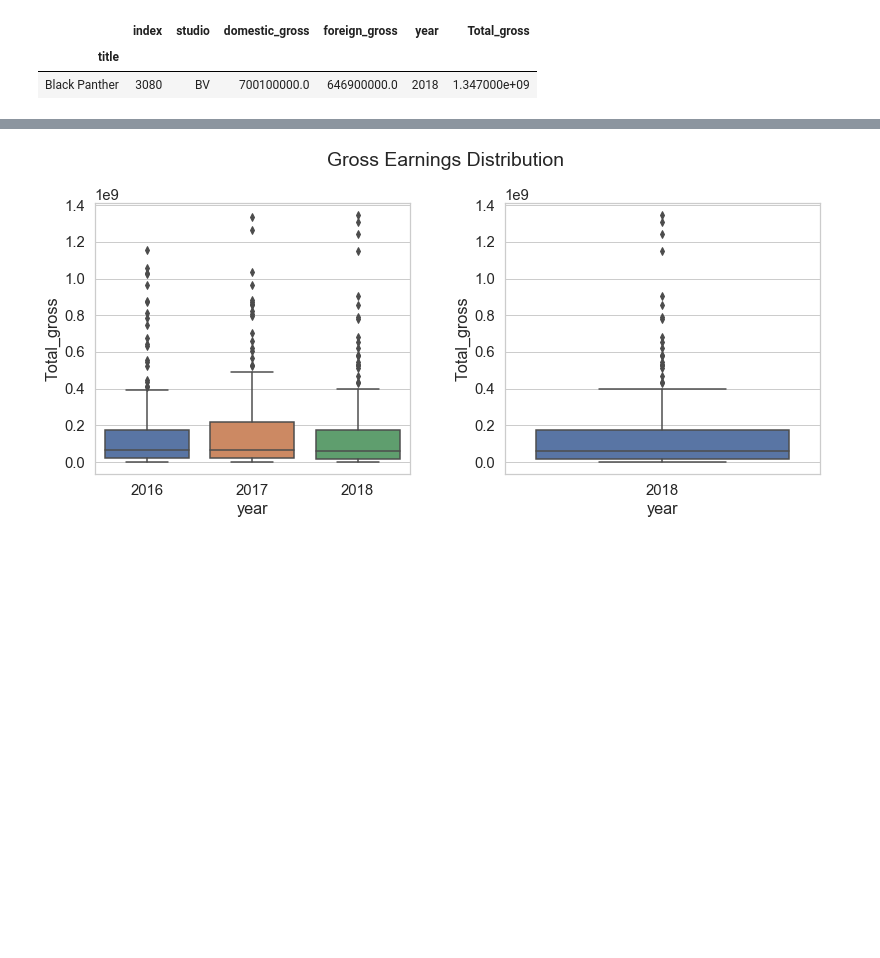
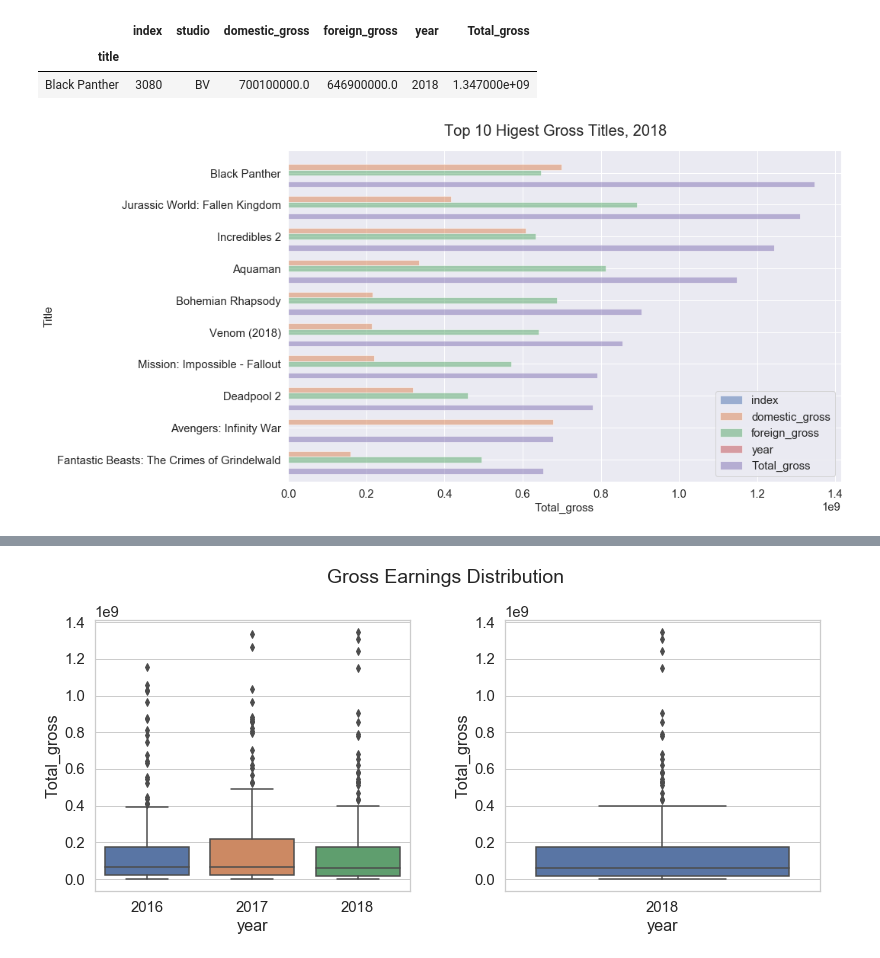
Before and after one commit to jammy-bot/dsc-mod-1-project-v2-1-online-ds-ft-120919, a Jupyter notebook: movies-q1.ipynb, the cells around one changed output, grey strips where cells are left out. Saved outputs shown, nothing was run; the diff lists cells and outputs as text; code cells hidden in the pictures; blank space fills up the shorter version.

```diff
--- a/movies-q1.ipynb
+++ b/movies-q1.ipynb
@@ -141,4 +141,17 @@ df.head(1)
 # %%
 df_1 = bom_16_18_title_10_df
 df_1.set_index("title", drop=True,inplace=True)
+# %%
+# plot 2018 data horizontally
+df.plot( kind='barh', figsize=(13,8), grid=True, alpha=.5, width=.9 )
+
+# keep the `suptitle` off of the plot below and the cell above
+plt.suptitle("Top 10 Higest Gross Titles, 2018", fontsize=20, y=.94)
+plt.xlabel('Total_gross', fontsize=15)
+plt.ylabel('Title', fontsize=15)
+plt.ylim(plt.ylim()[::-1]) # display with highes grossing title on top
+
+plt.show()
+# %% [output]
+[figure, added]
 # %%
```
Also changed, not shown: parts of 29 cells of this notebook.
